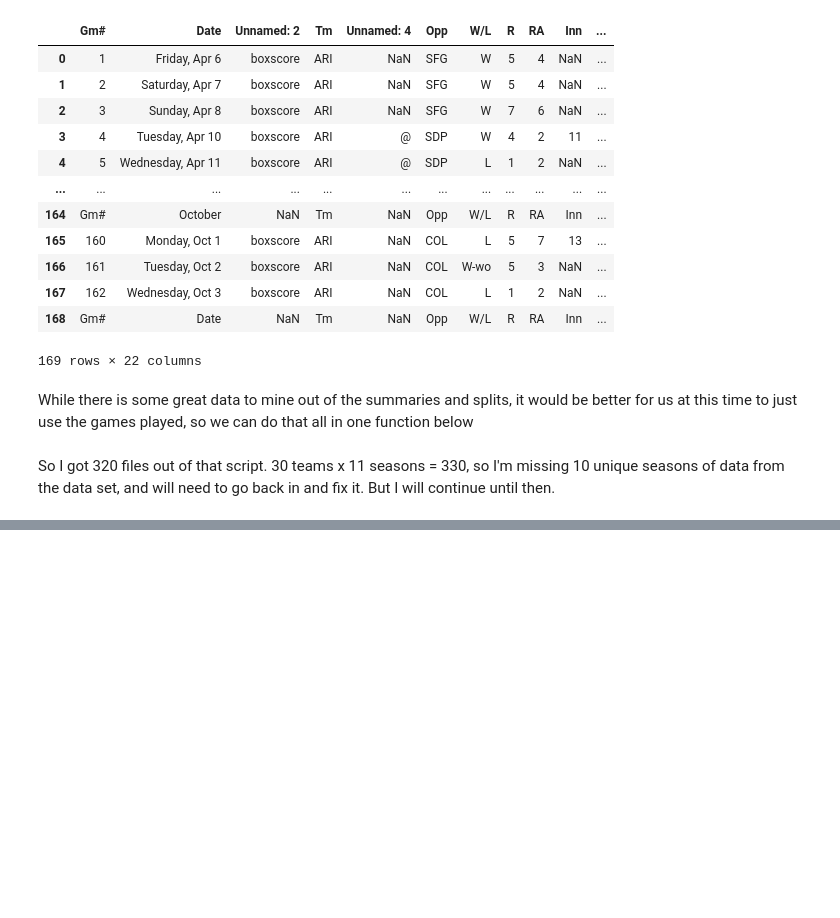
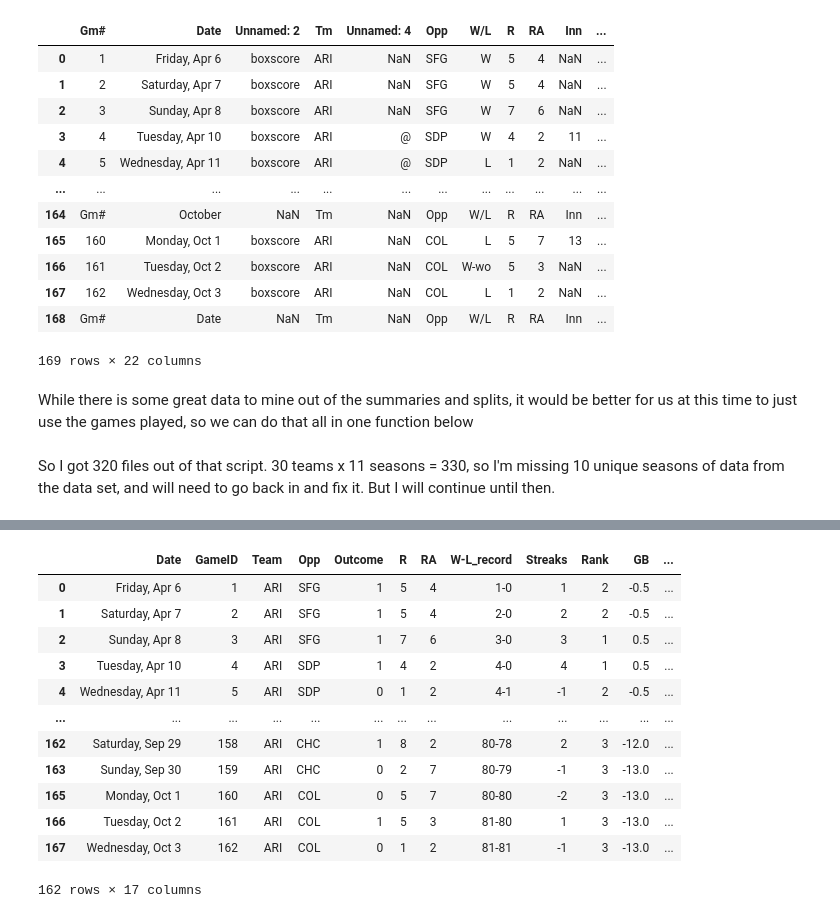
Before and after one commit to JakeSutton19/MLB-Game-Prediction, a Jupyter notebook: Team_Schedule_Processing.ipynb, the cells around one changed output, grey strips where cells are left out. Cells and saved outputs as stored; diff of their text form; code cells hidden in the pictures; blank space fills up the shorter version.

```diff
--- a/Team_Schedule_Processing.ipynb
+++ b/Team_Schedule_Processing.ipynb
@@ -144,0 +282,34 @@ So I got 320 files out of that script. 30 teams x 11 seasons = 330, so I'm missi
+# %%
+# If there is a walkoff, +1 or Minus 1 if they won/loss and if not its a 0
+
+def convert_outcome(outcome):
+    if (outcome[0] == 'W'):
+        return 1
+    else:
+        return 0
+
+def convert_walkoff(outcome):
+    if (outcome == 'W') or (outcome == 'L'):
+        return 0
+    else:
+        if (outcome[0] == 'W'):
+            return 1
+        else:
+            return -1
+# %%
+test_df['Outcome'] = test_df['Outcome'].apply(lambda x: convert_outcome(x))
+test_df
+# %% [output]
+|  | Date | GameID | Team | Opp | Outcome | R | RA | W-L_record | Streaks | Rank | GB | ... |
+| 0 | Friday, Apr 6 | 1 | ARI | SFG | 1 | 5 | 4 | 1-0 | 1 | 2 | -0.5 | ... |
+| 1 | Saturday, Apr 7 | 2 | ARI | SFG | 1 | 5 | 4 | 2-0 | 2 | 2 | -0.5 | ... |
+| 2 | Sunday, Apr 8 | 3 | ARI | SFG | 1 | 7 | 6 | 3-0 | 3 | 1 | 0.5 | ... |
+| 3 | Tuesday, Apr 10 | 4 | ARI | SDP | 1 | 4 | 2 | 4-0 | 4 | 1 | 0.5 | ... |
+| 4 | Wednesday, Apr 11 | 5 | ARI | SDP | 0 | 1 | 2 | 4-1 | -1 | 2 | -0.5 | ... |
+| ... | ... | ... | ... | ... | ... | ... | ... | ... | ... | ... | ... | ... |
+| 162 | Saturday, Sep 29 | 158 | ARI | CHC | 1 | 8 | 2 | 80-78 | 2 | 3 | -12.0 | ... |
+| 163 | Sunday, Sep 30 | 159 | ARI | CHC | 0 | 2 | 7 | 80-79 | -1 | 3 | -13.0 | ... |
+| 165 | Monday, Oct 1 | 160 | ARI | COL | 0 | 5 | 7 | 80-80 | -2 | 3 | -13.0 | ... |
+| 166 | Tuesday, Oct 2 | 161 | ARI | COL | 1 | 5 | 3 | 81-80 | 1 | 3 | -13.0 | ... |
+| 167 | Wednesday, Oct 3 | 162 | ARI | COL | 0 | 1 | 2 | 81-81 | -1 | 3 | -13.0 | ... |
+162 rows × 17 columns
```
Also changed, not shown: parts of 39 cells of this notebook.
